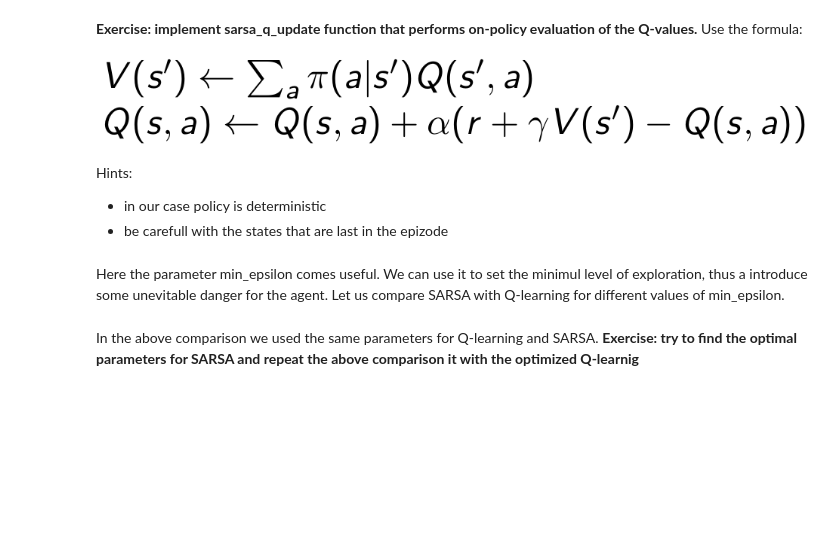
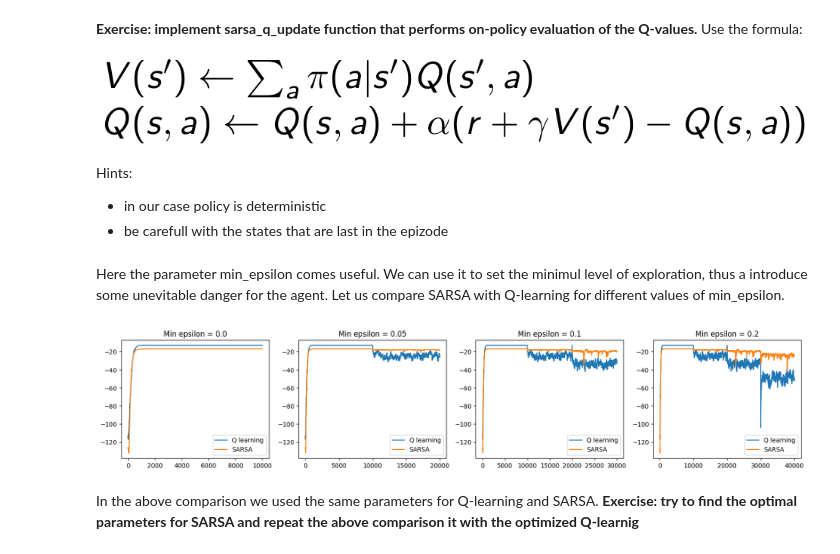
Before and after one commit to MichalSlowakiewicz/Reinforcement-Learning, a Jupyter notebook: LAB_4_1.ipynb, the cells around one changed output. Saved outputs shown, nothing was run; the diff lists cells and outputs as text; code cells hidden in the pictures; blank space fills up the shorter version.

```diff
--- a/LAB_4_1.ipynb
+++ b/LAB_4_1.ipynb
@@ -100,7 +100,10 @@ Hint: be carefull with the last state-action pair of a given episode.
 # %%
 def tabular_q_update(Q, done, observation, action, reward, next_observation, next_action, gamma, learning_rate, action_space):
     # <YOUR CODE HERE>
-    Q[observation][action] = ...  # <YOUR CODE HERE>
+    if done:
+      Q[observation][action] = (1-learning_rate) * Q[observation][action] + learning_rate * (reward) # <YOUR CODE HERE>
+    else:
+      Q[observation][action] = (1-learning_rate) * Q[observation][action] + learning_rate * (reward + gamma * max([Q[next_observation][a] for a in action_space])) # <YOUR CODE HERE>
 # %% [markdown]
 Let us test the performance. Execute the next cell:
 # %%
@@ -199,7 +204,10 @@ Hints:
 # %%
 def sarsa_q_update(Q, done, observation, action, reward, next_observation, next_action, gamma, learning_rate, action_space):
     # <YOUR_CODE_HERE>
-    Q[observation][action] = ...  # <YOUR_CODE_HERE>
+    if done:
+      Q[observation][action] = (1-learning_rate) * Q[observation][action] + learning_rate * (reward) # <YOUR CODE HERE>
+    else:
+      Q[observation][action] = (1-learning_rate) * Q[observation][action] + learning_rate * (reward + gamma * Q[next_observation][next_action]) # <YOUR CODE HERE>
 # %% [markdown]
 Here the parameter min_epsilon comes useful. We can use it to set the minimul level of exploration, thus a introduce some unevitable danger for the agent. Let us compare SARSA with Q-learning for different values of min_epsilon.
 # %%
@@ -216,34 +224,36 @@ sarsa_agent = GeneralQLearning(env,
                          state_space=cliff_state_space,
                          action_space=range(4),
                          update_q_function=sarsa_q_update,
                          gamma=0.99,
                          epsilon=0.5,
                          min_epsilon=0.1,
                          learning_rate=0.25)
 
 q_running_avg = []
 sarsa_running_avg = []
 min_epsilon_vals = [0.0, 0.05, 0.1, 0.2]
 fig, axs = plt.subplots(1, len(min_epsilon_vals), figsize=(5*len(min_epsilon_vals),3.5))
 
 for num, min_epsilon in enumerate(min_epsilon_vals):
     q_agent.min_epsilon = min_epsilon
     sarsa_agent.min_epsilon = min_epsilon
-    for i in range(10**3):
+    for i in range(10**4):
         q_agent.run_one_episode()
         q_agent_return = q_agent.run_one_episode()
         sarsa_agent_return = sarsa_agent.run_one_episode()
         if i == 0:
             q_running_avg.append(q_agent_return)
             sarsa_running_avg.append(sarsa_agent_return)
         q_running_avg.append(0.01*q_agent_return + 0.99 * q_running_avg[-1])
         sarsa_running_avg.append(0.01 * sarsa_agent_return + 0.99 * sarsa_running_avg[-1])
     axs[num].plot(q_running_avg, label="Q learning")
     axs[num].plot(sarsa_running_avg, label="SARSA")
     axs[num].legend(loc="lower right")
     axs[num].title.set_text(f'Min epsilon = {min_epsilon}')
 
 plt.show()
+# %% [output]
+[figure, added]
 # %% [markdown]
 In the above comparison we used the same parameters for Q-learning and SARSA.
 **Exercise: try to find the optimal parameters for SARSA and repeat the above comparison it with the optimized Q-learnig**
```
Also changed, not shown: parts of 5 cells of this notebook.
